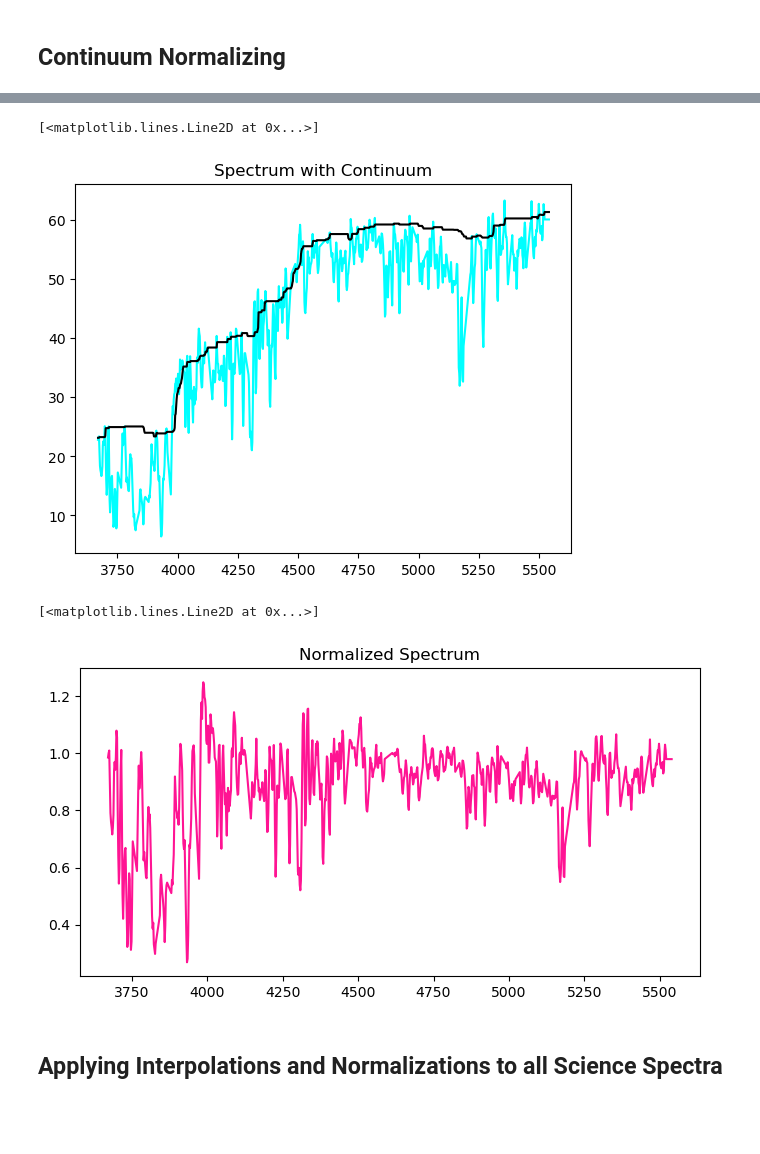
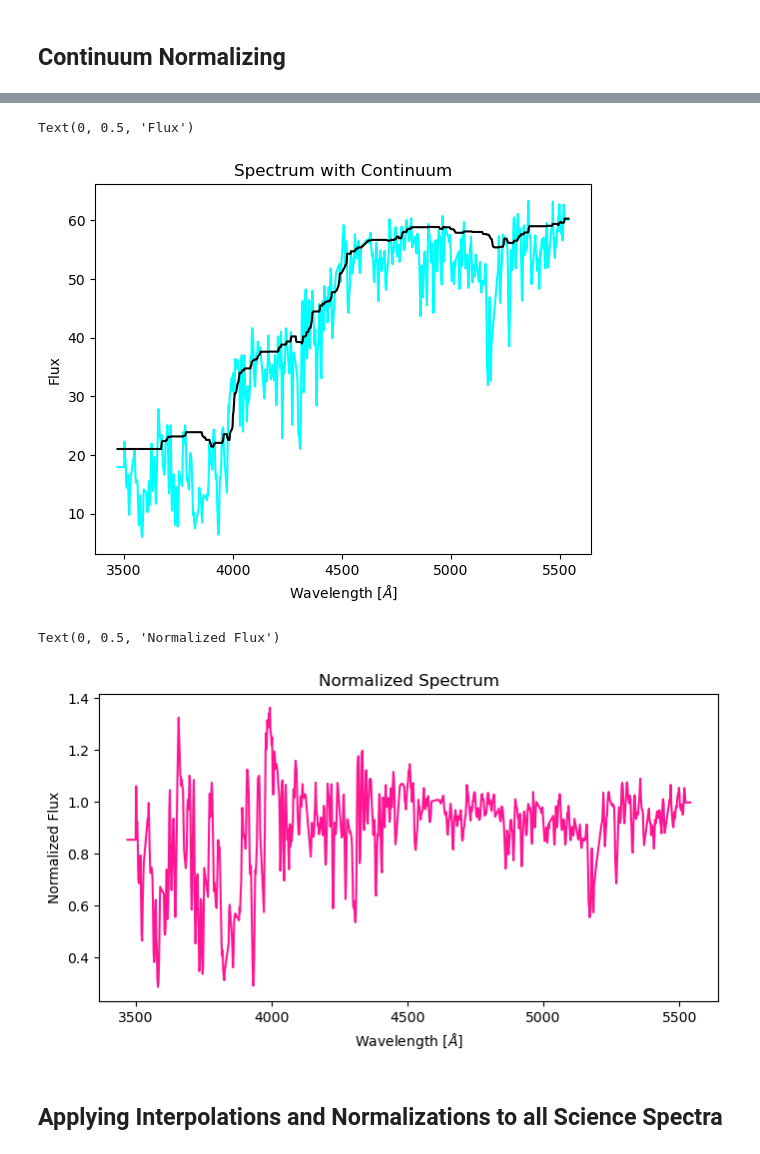
Before and after one commit to Galactic-Archaeology-Lab/het_cannon_projects, a Jupyter notebook: zoe/hetvips_stars.ipynb, the cells around one changed output, grey strips where cells are left out. Cells and saved outputs as stored; diff of their text form; code cells hidden in the pictures; blank space fills up the shorter version.

```diff
--- a/zoe/hetvips_stars.ipynb
+++ b/zoe/hetvips_stars.ipynb
@@ -102,11 +109,12 @@ def interpolation(spectrum):
 ## Continuum Normalizing
 # %%
 slice = 100
+half_slice = slice//2
 cont_arr = []
 
-for i in range(len(resampled_spec)):
-    sliced_spec = resampled_spec[i:slice]
-    cont = np.percentile(sliced_spec, 95)
+for i in range(half_slice, len(resampled_spec) + half_slice):
+    sliced_spec = resampled_spec[i-half_slice:i+half_slice]
+    cont = np.percentile(sliced_spec, 90)
     cont_arr.append(cont)
     slice = slice + 1
 # %%
@@ -126,14 +129,37 @@ normalized_spec = sub_spec / sub_cont
+# %%
+# interpolating the first ~100 Ang of continuum, will cut off edges later
+nan_arr = np.full(100, np.nan)
+continuum = np.concatenate((nan_arr,cont_arr))
+
+# filling the nans
+nan_indices = np.isnan(continuum)
+x_len = np.arange(len(continuum))
+
+# defining what will be interpolated
+x = x_len[nan_indices]
+xp = x_len[~nan_indices]
+fp = continuum[~nan_indices]
+
+interp_values = np.interp(x, xp, fp)
+continuum[nan_indices] = interp_values
+continuum = continuum[:-100]
 # %%
 plt.title('Spectrum with Continuum')
-plt.plot(sub_wave,sub_spec,color='cyan')
-plt.plot(sub_wave,sub_cont,color='black')
+plt.plot(wave_arr,resampled_spec,color='cyan')
+plt.plot(wave_arr,continuum,color='black')
+plt.xlabel(r'Wavelength [$\AA$]')
+plt.ylabel('Flux')
 # %% [output]
-[<matplotlib.lines.Line2D at 0x...>]
+Text(0, 0.5, 'Flux')
-[figure, old version]
+[figure, new version]
+# %%
+normalized_spec = resampled_spec / continuum
 # %%
 plt.figure(figsize=(8,4))
 plt.title('Normalized Spectrum')
-plt.plot(sub_wave,normalized_spec,color='deeppink')
+plt.plot(wave_arr,normalized_spec,color='deeppink')
+plt.xlabel(r'Wavelength [$\AA$]')
+plt.ylabel('Normalized Flux')
 # %% [output]
-[<matplotlib.lines.Line2D at 0x...>]
+Text(0, 0.5, 'Normalized Flux')
-[figure, old version]
+[figure, new version]
```
Also changed, not shown: parts of 21 cells of this notebook.
